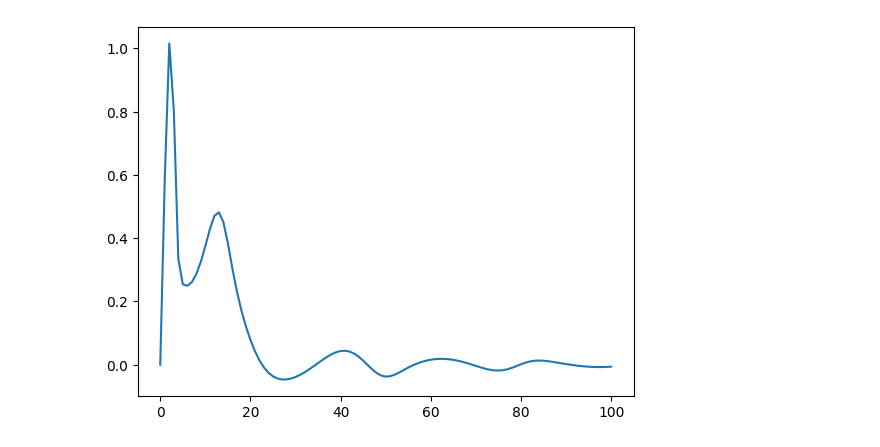
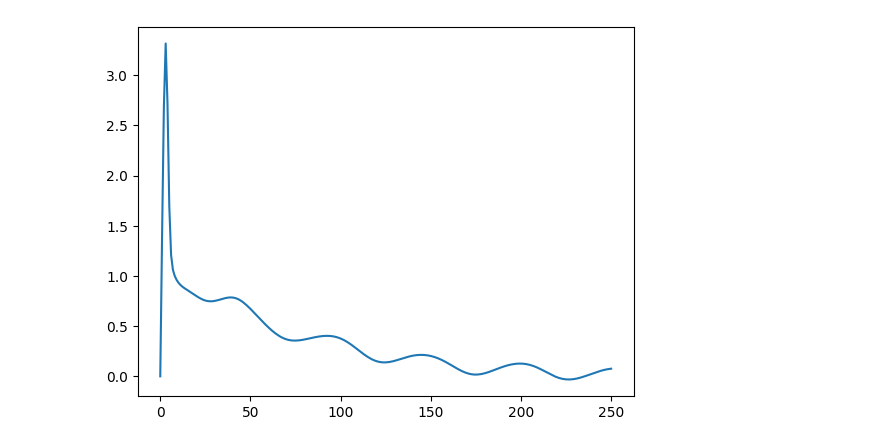
Before and after one commit to JoshuaFoate/FALQON, a Jupyter notebook: FALQONTesting.ipynb, the cells around one changed output. Drawn from its saved outputs; the diff is of its cells as text; code cells hidden in the pictures.

```diff
--- a/FALQONTesting.ipynb
+++ b/FALQONTesting.ipynb
@@ -92,6 +166,23 @@ while i < n_steps:
+# %%
+k = 3
+qubits = 6
+num_graphs = 10
+graphs = generate_graphs(k, qubits, num_graphs)
+#H_p = np.real(
+#    ((np.kron(Z, np.kron(I, np.kron(I, np.kron(Z, I))))*3/4) - (np.kron(Z, np.kron(I, np.kron(I, np.kron(I, I))))*(-0.5)) - (np.kron(I, np.kron(I, np.kron(I, np.kron(Z, I))))*(-1.25)) +
+#     (np.kron(Z, np.kron(I, np.kron(I, np.kron(I, Z))))*3/4) - (np.kron(Z, np.kron(I, np.kron(I, np.kron(I, I))))*(-0.5)) - (np.kron(I, np.kron(I, np.kron(I, np.kron(I, Z))))*(-1.25)) +
+#     (np.kron(I, np.kron(Z, np.kron(I, np.kron(Z, I))))*3/4) - (np.kron(I, np.kron(Z, np.kron(I, np.kron(I, I))))*1/4) - (np.kron(I, np.kron(I, np.kron(I, np.kron(Z, I))))*(-1.25)) +
+#     (np.kron(I, np.kron(I, np.kron(Z, np.kron(I, Z))))*3/4) - (np.kron(I, np.kron(I, np.kron(Z, np.kron(I, I))))*1/4) - (np.kron(I, np.kron(I, np.kron(I, np.kron(I, Z))))*(-1.25)) +
+#     (np.kron(I, np.kron(I, np.kron(I, np.kron(Z, Z))))*3/4) - (np.kron(I, np.kron(I, np.kron(I, np.kron(Z, I))))*(-1.25)) - (np.kron(I, np.kron(I, np.kron(I, np.kron(I, Z))))*(-1.25))) +
+#     (np.kron(Z, np.kron(I, np.kron(I, np.kron(I, I)))) +
+#      np.kron(I, np.kron(Z, np.kron(I, np.kron(I, I)))) +
+#      np.kron(I, np.kron(I, np.kron(Z, np.kron(I, I)))) +
+#      np.kron(I, np.kron(I, np.kron(I, np.kron(Z, I)))) +
+#      np.kron(I, np.kron(I, np.kron(I, np.kron(I, Z))))))
 # %%
+beta, cost_function, phi_list, eigenValues_p = exeFALQON(graphs, qubits)
 plt.plot(beta)
 plt.show()
 # %% [output]
-[figure, old version]
+[figure, new version]
 # %%
```
Also changed, not shown: parts of 7 cells of this notebook, 10 other files.
